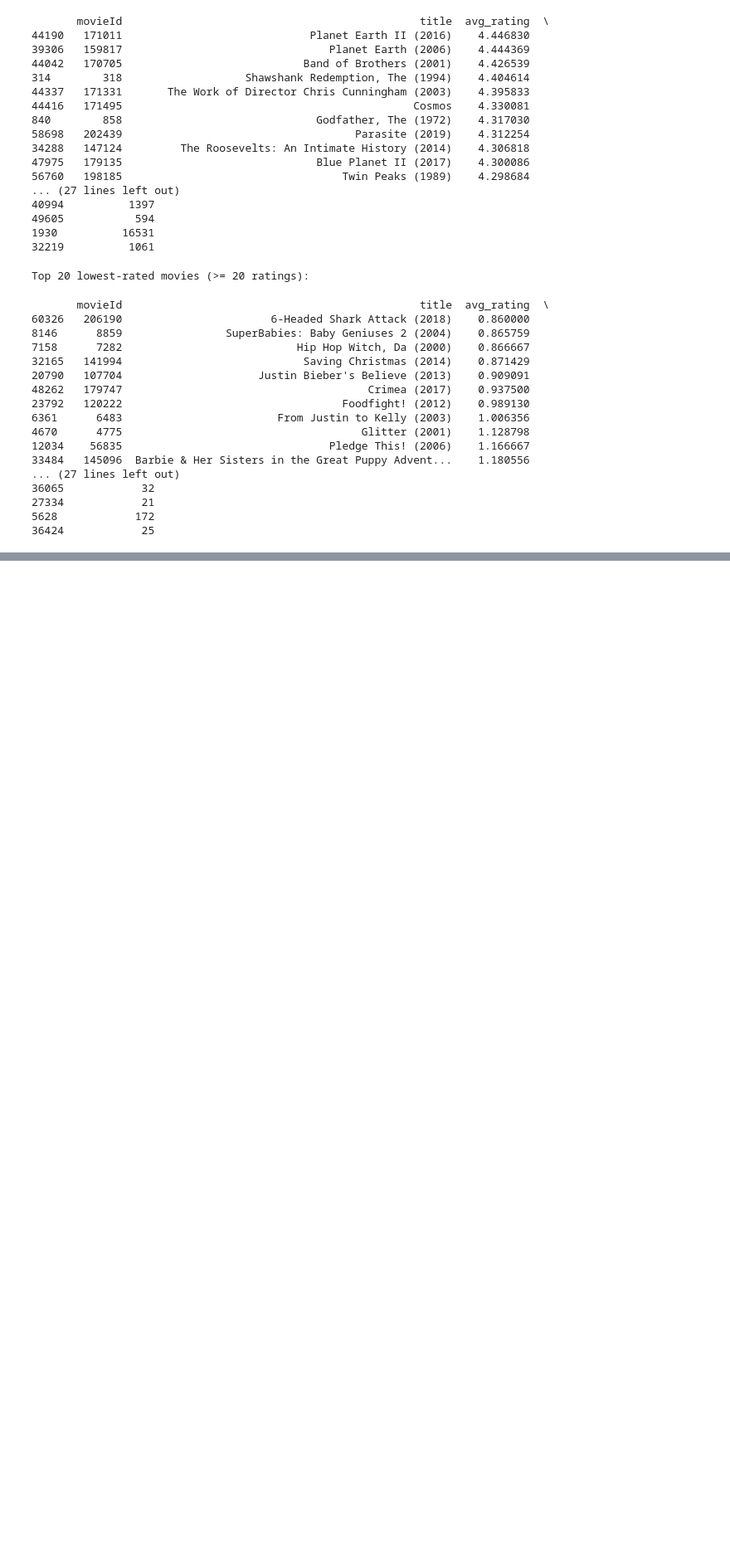
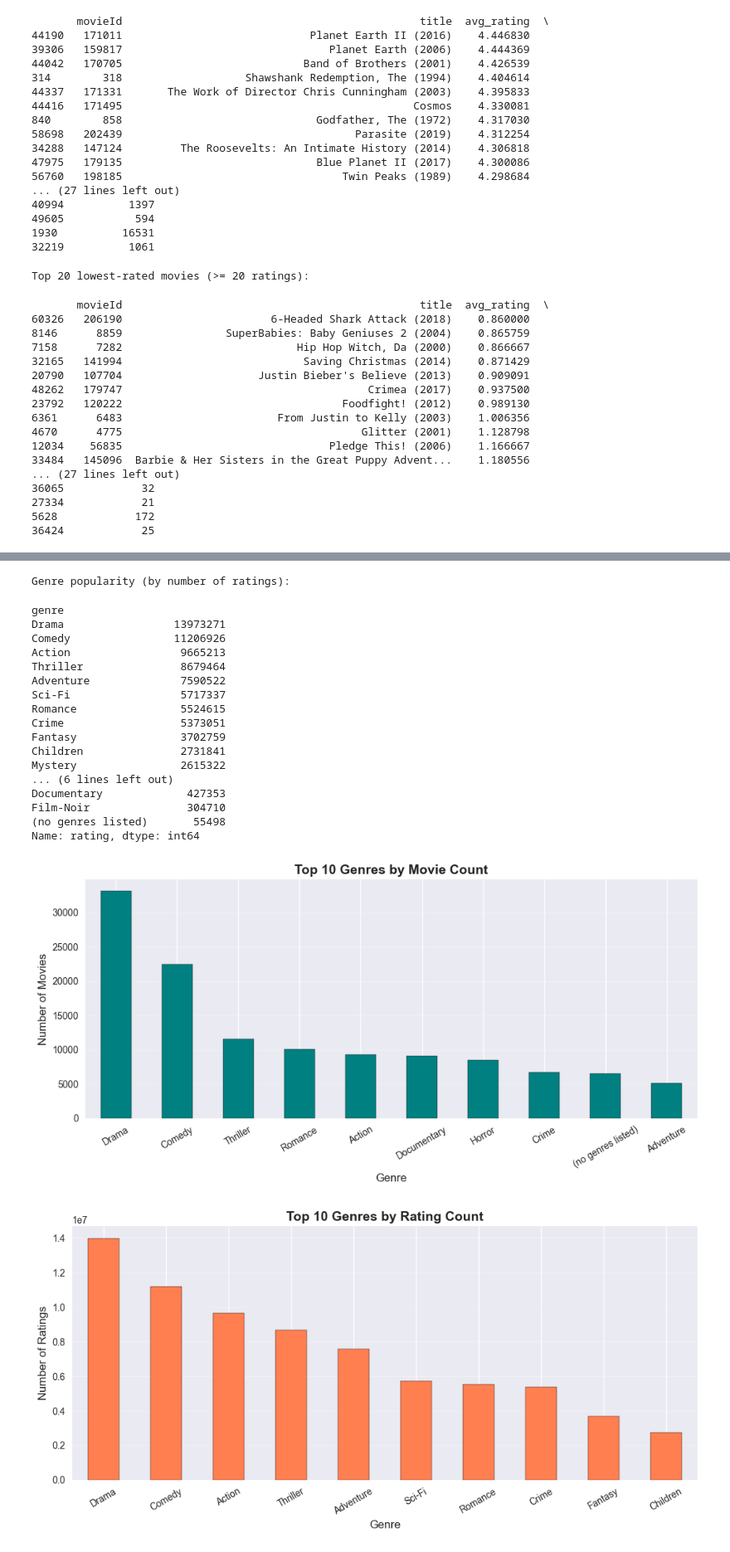
Before and after one commit to abbasatayee/movie-mate, a Jupyter notebook: src/eda/eda.ipynb, the cells around one changed output, grey strips where cells are left out. Shown at 83% size. Drawn from its saved outputs; the diff is of its cells as text; code cells hidden in the pictures; blank space fills up the shorter version.

Commit message:
Enhance EDA notebook with genre analysis: compute and visualize movies per genre, average ratings, and genre popularity based on rating counts.

```diff
--- a/src/eda/eda.ipynb
+++ b/src/eda/eda.ipynb
@@ -409,0 +377,51 @@ Total number of movies with the minimum rating count (1 ratings): 18607
+# %%
+# Genre Analysis
+
+# Split and explode genres
+genre_exploded = merged_df.copy()
+genre_exploded['genres'] = genre_exploded['genres'].fillna('(no genres listed)')
+genre_exploded = genre_exploded.assign(genre=genre_exploded['genres'].str.split('|')).explode('genre')
+
+# Count movies in each genre (unique movie count per genre)
+movies_per_genre = genre_exploded.drop_duplicates(['movieId', 'genre']).groupby('genre')['movieId'].count().sort_values(ascending=False)
+
+rprint('[bold yellow]Movies per genre:[/bold yellow]')
+rprint(movies_per_genre)
+
+# Average rating per genre
+avg_rating_per_genre = genre_exploded.groupby('genre')['rating'].mean().sort_values(ascending=False)
+
+rprint('[bold yellow]Average rating per genre:[/bold yellow]')
+rprint(avg_rating_per_genre)
+
+# Popularity of genres (by number of ratings)
+genre_popularity = genre_exploded.groupby('genre')['rating'].count().sort_values(ascending=False)
+
+rprint('[bold yellow]Genre popularity (by number of ratings):[/bold yellow]')
+rprint(genre_popularity)
+
+# Visualize top 10 genres by movie count (separate figure)
+plt.style.use('seaborn-v0_8')
+fig1, ax1 = plt.subplots(figsize=(10, 5))
+movies_per_genre.head(10).plot(kind='bar', ax=ax1, color='teal', edgecolor='black')
+ax1.set_title('Top 10 Genres by Movie Count', fontsize=14, weight='bold')
+ax1.set_ylabel('Number of Movies', fontsize=12)
+ax1.set_xlabel('Genre', fontsize=12)
+ax1.tick_params(axis='x', rotation=30, labelsize=10)
+ax1.tick_params(axis='y', labelsize=10)
+ax1.grid(axis='y', alpha=0.3)
+plt.tight_layout()
+plt.show()
+
+# Visualize top 10 genres by rating count (separate figure)
+fig2, ax2 = plt.subplots(figsize=(10, 5))
+genre_popularity.head(10).plot(kind='bar', ax=ax2, color='coral', edgecolor='black')
+ax2.set_title('Top 10 Genres by Rating Count', fontsize=14, weight='bold')
+ax2.set_ylabel('Number of Ratings', fontsize=12)
+ax2.set_xlabel('Genre', fontsize=12)
+ax2.tick_params(axis='x', rotation=30, labelsize=10)
+ax2.tick_params(axis='y', labelsize=10)
+ax2.grid(axis='y', alpha=0.3)
+plt.tight_layout()
+plt.show()
+# %% [output]
@@ -409,0 +464,20 @@ Total number of movies with the minimum rating count (1 ratings): 18607
+Genre popularity (by number of ratings):
+genre
+Drama                 13973271
+Comedy                11206926
+Action                 9665213
+Thriller               8679464
+Adventure              7590522
+Sci-Fi                 5717337
+Romance                5524615
+Crime                  5373051
+Fantasy                3702759
+Children               2731841
+Mystery                2615322
+... (6 lines left out)
+Documentary             427353
+Film-Noir               304710
+(no genres listed)       55498
+Name: rating, dtype: int64
+[figure, added]
+[figure, added]
```
Also changed, not shown: parts of 2 cells of this notebook.
